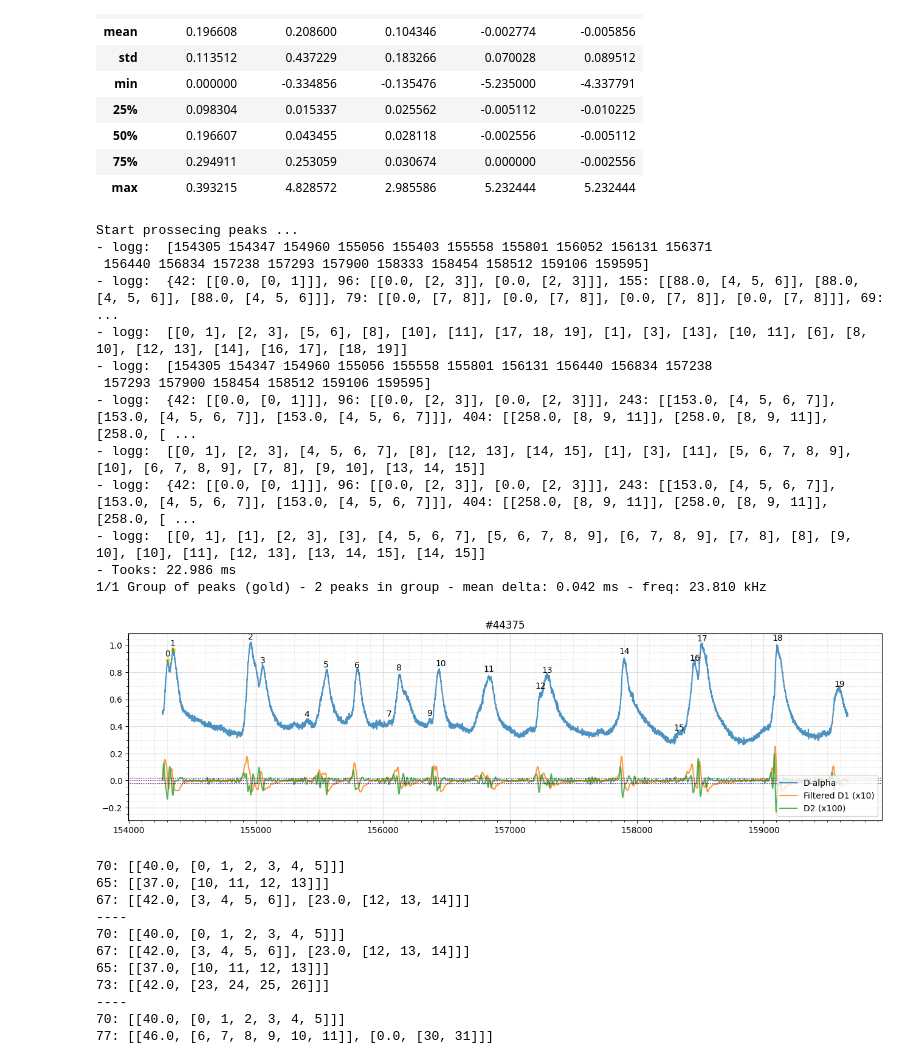
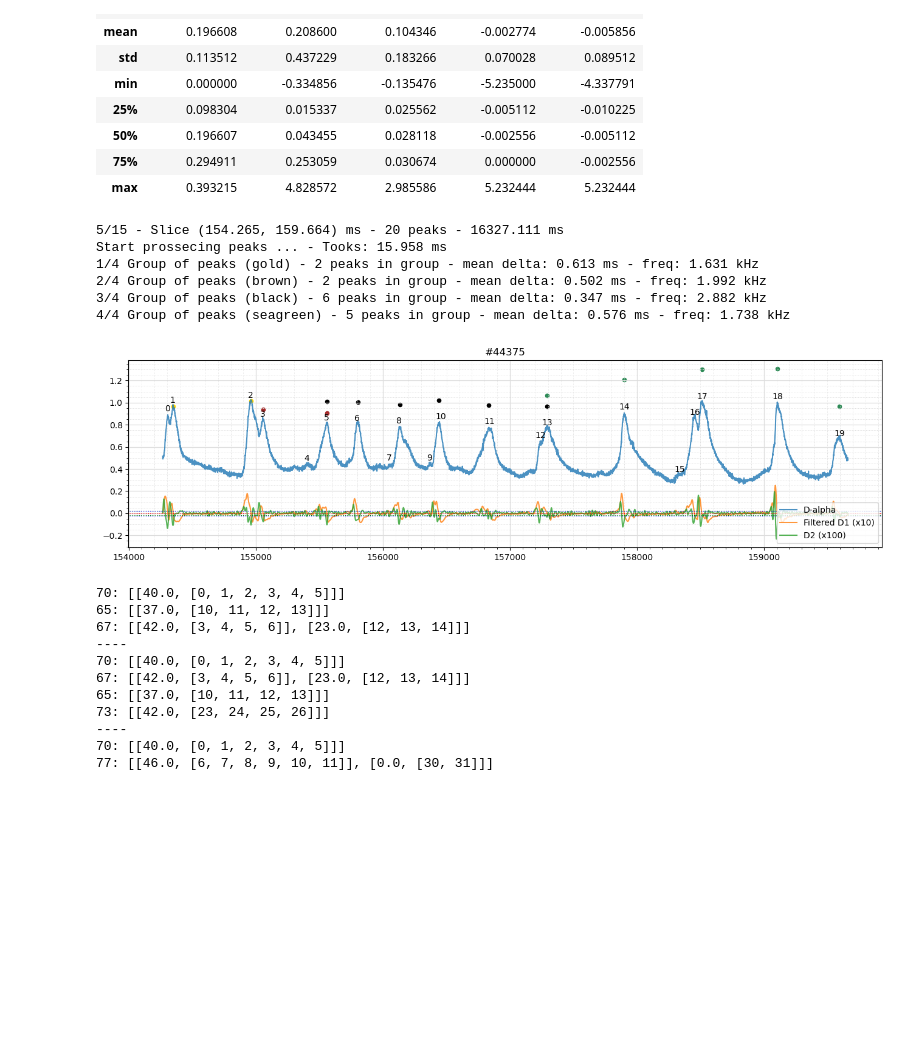
Before and after one commit to feodorrussia/Plasma_analysis, a Jupyter notebook: Marking system.ipynb, the cells around one changed output. Drawn from its saved outputs; the diff is of its cells as text; code cells hidden in the pictures; blank space fills up the shorter version.

Commit message:
Upd system
Tested & set up
Need test on other slices

```diff
--- a/Marking system.ipynb
+++ b/Marking system.ipynb
@@ -348,7 +350,7 @@ def get_d1_crosses(d1_data: np.array, d2_data: np.array, start: int, end: int, d
     return np.array(ans)
 # %%
 F_ID = 44375
-proj_path = "D:/Edu/Lab/Projects/Plasma_analysis"
+proj_path = "C:/Users/f.belous/Work/Projects/Plasma_analysis"
 # D:/Edu/Lab/Projects/Plasma_analysis | C:/Users/f.belous/Work/Projects/Plasma_analysis
 dir_path = proj_path + "/data/sht/NG-ELM/"
 
@@ -659,7 +694,7 @@ from matplotlib.ticker import AutoMinorLocator
 
 slices_edges = pd.read_csv(proj_path + f"/data/df/marks/{F_ID}_marks.csv").to_numpy()[:, :2]
 # %%
-colors = ['gold', 'khaki', 'brown', 'black', 'seagreen', 'skyblue', 'cyan', 'yellow', 'violet', 'royalblue', 'sandybrown', 'grey', 'gray', 'indigo', 'rosybrown', 'darkviolet', 'coral', 'pink', 'magenta', 'red', 'springgreen', 'darkblue', 'silver', 'seashell', 'green', 'navy', 'purple', 'sienna', 'chocolate', 'orange', 'blue']
+colors = ['gold', 'brown', 'black', 'seagreen', 'skyblue', 'cyan', 'yellow', 'violet', 'royalblue', 'sandybrown', 'grey', 'gray', 'indigo', 'rosybrown', 'darkviolet', 'coral', 'pink', 'magenta', 'red', 'springgreen', 'darkblue', 'silver', 'seashell', 'green', 'navy', 'purple', 'sienna', 'chocolate', 'orange', 'blue']
 ind = 4
 l_edge, r_edge = slices_edges[ind]
 
@@ -678,82 +713,59 @@ ax1.plot(range(l_edge, r_edge), d_alpha[l_edge:r_edge], label="D-alpha", alpha=0
 ax1.plot(range(l_edge, r_edge), d_alpha_f[l_edge:r_edge] * 10, label="Filtered D1 (x10)", alpha=0.8)
 ax1.plot(range(l_edge, r_edge), d_alpha_d2f[l_edge:r_edge] * 100, label="D2 (x100)", alpha=0.8)
 
-# coef=1.
-# x = get_d1_crosses(d_alpha_f, d_alpha_d2f, l_edge, r_edge, d1_coef=coef)
-# print(f"{ind + 1}/{slices_edges.shape[0]} - Slice ({l_edge/1e3}, {r_edge/1e3}) ms - {len(x)} peaks - {(time.time() - start_time)*1e3:.3f} ms")
+coef=1.
+x = get_d1_crosses(d_alpha_f, d_alpha_d2f, l_edge, r_edge, d1_coef=coef)
+print(f"{ind + 1}/{slices_edges.shape[0]} - Slice ({l_edge/1e3}, {r_edge/1e3}) ms - {len(x)} peaks - {(time.time() - start_time)*1e3:.3f} ms")
 # ax1.scatter(x, d_alpha[x], s=20, color="black")
 
-print(f"Start prossecing peaks ...")  # , end=" "
+print(f"Start prossecing peaks ...", end=" ")  #
 start_time = time.time()
 res_groups_peaks = get_groups_from_signal(d_alpha, d_alpha_f, d_alpha_d2f, l_edge, r_edge)
+# print("- logg: ", res_groups_peaks)
 print(f"- Tooks: {(time.time() - start_time)*1e3:.3f} ms")
 for g_i in range(len(res_groups_peaks)):
     points = res_groups_peaks[g_i]
     c = colors[g_i]
-    ax1.scatter(points, d_alpha[points], s=20, color=c, zorder=0)
+    ax1.scatter(points, d_alpha[points] + g_i * 0.1, s=20, color=c, zorder=0)
     m_d = get_time_delta(points) / 1e3
     print(f"{g_i + 1}/{len(res_groups_peaks)} Group of peaks ({c}) - {len(points)} peaks in group - mean delta: {m_d:.3f} ms - freq: {1/m_d:.3f} kHz")
-
-# peaks_groups = [[1, 2, 5, 8, 11, 13, 14, 17, 18], [0, 3, 6, 10, 12], [16, 19]]  # for slice (154.265, 159.664) ms - #44375
-# p_c = ["red", "orange", "magenta"]  # , ""
-# peaks_set = set()
-
-# for g_i in range(len(peaks_groups)):
-#     for i in peaks_groups[g_i]:
-#         peaks_set.add(i)
-#         ax1.scatter(x[i], d_alpha[x[i]], s=20, color=p_c[g_i])
-#     m_d = (x[peaks_groups[g_i][-1]] - x[peaks_groups[g_i][0]]) / (len(peaks_groups[g_i]) - 1) / 1e3
-#     print(f"{g_i + 1}/{len(peaks_groups)} Group of peaks - {len(peaks_groups[g_i])} peaks in group - mean delta: {m_d:.3f} ms - freq: {1/m_d:.3f} kHz")
-
-# i = 0
-# while i < len(x):
-#     if i not in peaks_set:
-#         ax1.scatter(x[i], d_alpha[x[i]], s=20, color="black")
-#     i+=1
 
 for i in range(len(x)):
     num = i
     d = 0
     while num > 10:
         num = num // 10
         d += 1
     ax1.annotate(i, (x[i] - 25 - 15 * d, d_alpha[x[i]] + 0.03))
 
 ax1.axhline(d_alpha_f.mean(), color="red", linestyle=':', linewidth=0.8)
 ax1.axhline((d_alpha_f.mean() + d_alpha_f.std()) * 10 * coef, color="green", linestyle=':', linewidth=0.8)
 ax1.axhline((d_alpha_f.mean() - d_alpha_f.std()) * 10 * coef, color="green", linestyle=':', linewidth=0.8)
 ax1.axhline((d_alpha_d2f.mean() + d_alpha_d2f.std()) * 100, color="blue", linestyle=':', linewidth=0.8)
 ax1.axhline((d_alpha_d2f.mean() - d_alpha_d2f.std()) * 100, color="blue", linestyle=':', linewidth=0.8)
 ax1.grid(which='major', color='#DDDDDD', linewidth=0.9)
 ax1.grid(which='minor', color='#DDDDDD', linestyle=':', linewidth=0.7)
 ax1.minorticks_on()
 ax1.xaxis.set_minor_locator(AutoMinorLocator(10))
 ax1.legend(loc='lower right')
 
 plt.show()
 
 # print("----")
 # for j in range(len(slices_edges)):
 #     print(f"{j + 1}/{slices_edges.shape[0]}")
 #     l_edge, r_edge = slices_edges[j]
 #     start_time = time.time()
 #     res_groups = get_groups_from_signal(d_alpha, d_alpha_f, d_alpha_d2f, l_edge, r_edge)
 #     print(f"Took: {(time.time() - start_time)*1e3:.3f} ms")
 # %% [output]
-Start prossecing peaks ...
-- logg:  [154305 154347 154960 155056 155403 155558 155801 156052 156131 156371
- 156440 156834 157238 157293 157900 158333 158454 158512 159106 159595]
-- logg:  {42: [[0.0, [0, 1]]], 96: [[0.0, [2, 3]], [0.0, [2, 3]]], 155: [[88.0, [4, 5, 6]], [88.0, [4, 5, 6]], [88.0, [4, 5, 6]]], 79: [[0.0, [7, 8]], [0.0, [7, 8]], [0.0, [7, 8]], [0.0, [7, 8]]], 69: ...
-- logg:  [[0, 1], [2, 3], [5, 6], [8], [10], [11], [17, 18, 19], [1], [3], [13], [10, 11], [6], [8, 10], [12, 13], [14], [16, 17], [18, 19]]
-- logg:  [154305 154347 154960 155056 155558 155801 156131 156440 156834 157238
- 157293 157900 158454 158512 159106 159595]
-- logg:  {42: [[0.0, [0, 1]]], 96: [[0.0, [2, 3]], [0.0, [2, 3]]], 243: [[153.0, [4, 5, 6, 7]], [153.0, [4, 5, 6, 7]], [153.0, [4, 5, 6, 7]]], 404: [[258.0, [8, 9, 11]], [258.0, [8, 9, 11]], [258.0, [ ...
-- logg:  [[0, 1], [2, 3], [4, 5, 6, 7], [8], [12, 13], [14, 15], [1], [3], [11], [5, 6, 7, 8, 9], [10], [6, 7, 8, 9], [7, 8], [9, 10], [13, 14, 15]]
-- logg:  {42: [[0.0, [0, 1]]], 96: [[0.0, [2, 3]], [0.0, [2, 3]]], 243: [[153.0, [4, 5, 6, 7]], [153.0, [4, 5, 6, 7]], [153.0, [4, 5, 6, 7]]], 404: [[258.0, [8, 9, 11]], [258.0, [8, 9, 11]], [258.0, [ ...
-- logg:  [[0, 1], [1], [2, 3], [3], [4, 5, 6, 7], [5, 6, 7, 8, 9], [6, 7, 8, 9], [7, 8], [8], [9, 10], [10], [11], [12, 13], [13, 14, 15], [14, 15]]
-- Tooks: 22.986 ms
-1/1 Group of peaks (gold) - 2 peaks in group - mean delta: 0.042 ms - freq: 23.810 kHz
+5/15 - Slice (154.265, 159.664) ms - 20 peaks - 16327.111 ms
+Start prossecing peaks ... - Tooks: 15.958 ms
+1/4 Group of peaks (gold) - 2 peaks in group - mean delta: 0.613 ms - freq: 1.631 kHz
+2/4 Group of peaks (brown) - 2 peaks in group - mean delta: 0.502 ms - freq: 1.992 kHz
+3/4 Group of peaks (black) - 6 peaks in group - mean delta: 0.347 ms - freq: 2.882 kHz
+4/4 Group of peaks (seagreen) - 5 peaks in group - mean delta: 0.576 ms - freq: 1.738 kHz
-[figure, old version]
+[figure, new version]
 # %%
 gr_delts = []
 for d in sorted(res_groups.keys()):  # , key=lambda k: res_groups[k][0]
```
Also changed, not shown: parts of 2 cells of this notebook.
